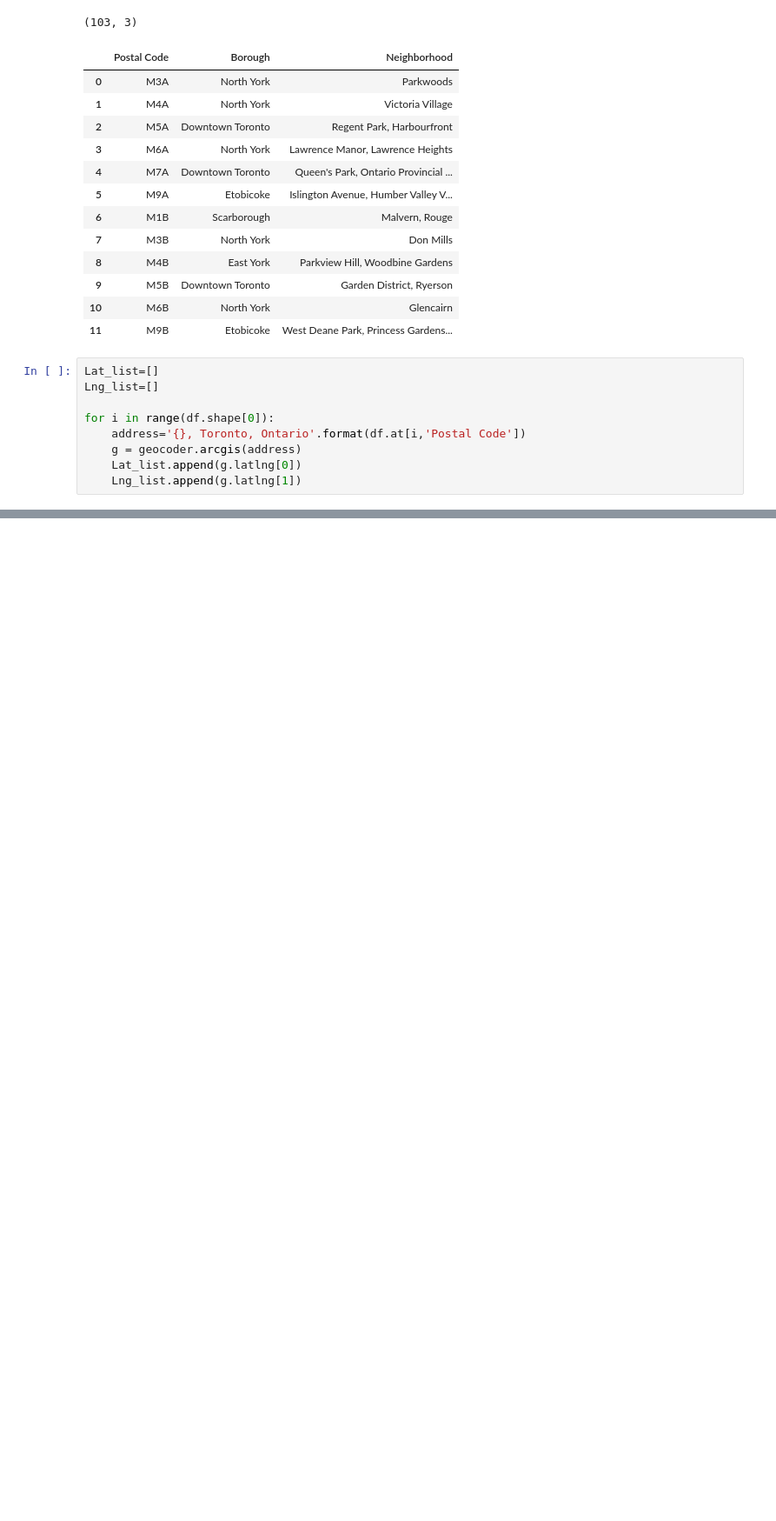
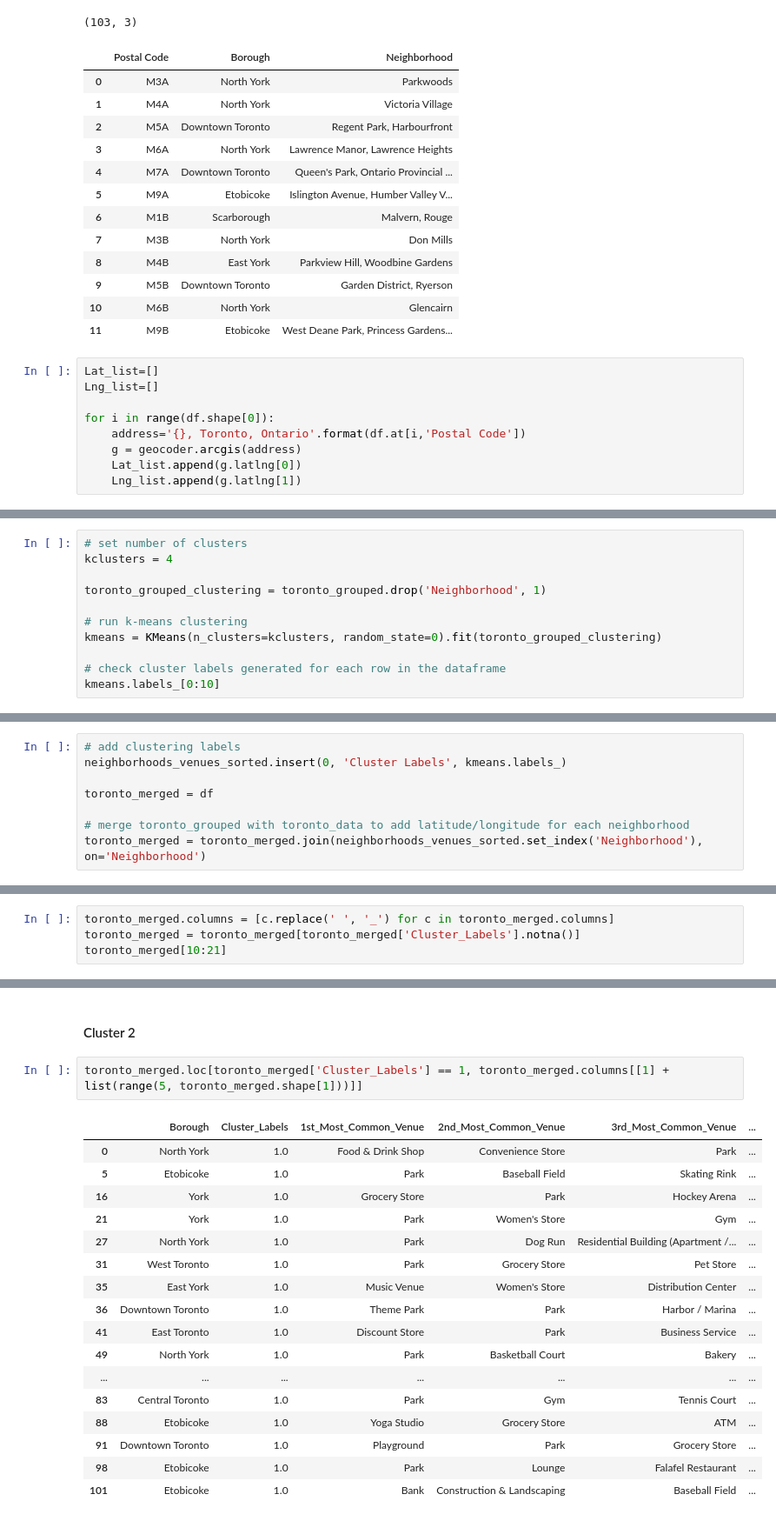
Before and after one commit to RassimAB/github-example, a Jupyter notebook: Toronto-clustering-neighborhood.ipynb, the cells around one changed output, grey strips where cells are left out. Shown: that part at 87% size. Cells and saved outputs as stored; diff of their text form; blank space fills up the shorter version.

```diff
--- a/Toronto-clustering-neighborhood.ipynb
+++ b/Toronto-clustering-neighborhood.ipynb
@@ -86,0 +379,11 @@ df[0:12]
+# %%
+# set number of clusters
+kclusters = 4
+
+toronto_grouped_clustering = toronto_grouped.drop('Neighborhood', 1)
+
+# run k-means clustering
+kmeans = KMeans(n_clusters=kclusters, random_state=0).fit(toronto_grouped_clustering)
+
+# check cluster labels generated for each row in the dataframe
+kmeans.labels_[0:10]
@@ -86,0 +392,8 @@ df[0:12]
+# %%
+# add clustering labels
+neighborhoods_venues_sorted.insert(0, 'Cluster Labels', kmeans.labels_)
+
+toronto_merged = df
+
+# merge toronto_grouped with toronto_data to add latitude/longitude for each neighborhood
+toronto_merged = toronto_merged.join(neighborhoods_venues_sorted.set_index('Neighborhood'), on='Neighborhood')
@@ -86,0 +415,4 @@ df[0:12]
+# %%
+toronto_merged.columns = [c.replace(' ', '_') for c in toronto_merged.columns]
+toronto_merged = toronto_merged[toronto_merged['Cluster_Labels'].notna()]
+toronto_merged[10:21]
@@ -86,0 +469,22 @@ df[0:12]
+# %% [markdown]
+#### Cluster 2
+# %%
+toronto_merged.loc[toronto_merged['Cluster_Labels'] == 1, toronto_merged.columns[[1] + list(range(5, toronto_merged.shape[1]))]]
+# %% [output]
+|  | Borough | Cluster_Labels | 1st_Most_Common_Venue | 2nd_Most_Common_Venue | 3rd_Most_Common_Venue | ... |
+| 0 | North York | 1.0 | Food & Drink Shop | Convenience Store | Park | ... |
+| 5 | Etobicoke | 1.0 | Park | Baseball Field | Skating Rink | ... |
+| 16 | York | 1.0 | Grocery Store | Park | Hockey Arena | ... |
+| 21 | York | 1.0 | Park | Women's Store | Gym | ... |
+| 27 | North York | 1.0 | Park | Dog Run | Residential Building (Apartment /... | ... |
+| 31 | West Toronto | 1.0 | Park | Grocery Store | Pet Store | ... |
+| 35 | East York | 1.0 | Music Venue | Women's Store | Distribution Center | ... |
+| 36 | Downtown Toronto | 1.0 | Theme Park | Park | Harbor / Marina | ... |
+| 41 | East Toronto | 1.0 | Discount Store | Park | Business Service | ... |
+| 49 | North York | 1.0 | Park | Basketball Court | Bakery | ... |
+| ... | ... | ... | ... | ... | ... | ... |
+| 83 | Central Toronto | 1.0 | Park | Gym | Tennis Court | ... |
+| 88 | Etobicoke | 1.0 | Yoga Studio | Grocery Store | ATM | ... |
+| 91 | Downtown Toronto | 1.0 | Playground | Park | Grocery Store | ... |
+| 98 | Etobicoke | 1.0 | Park | Lounge | Falafel Restaurant | ... |
+| 101 | Etobicoke | 1.0 | Bank | Construction & Landscaping | Baseball Field | ... |
```
Also changed, not shown: parts of 32 cells of this notebook.
